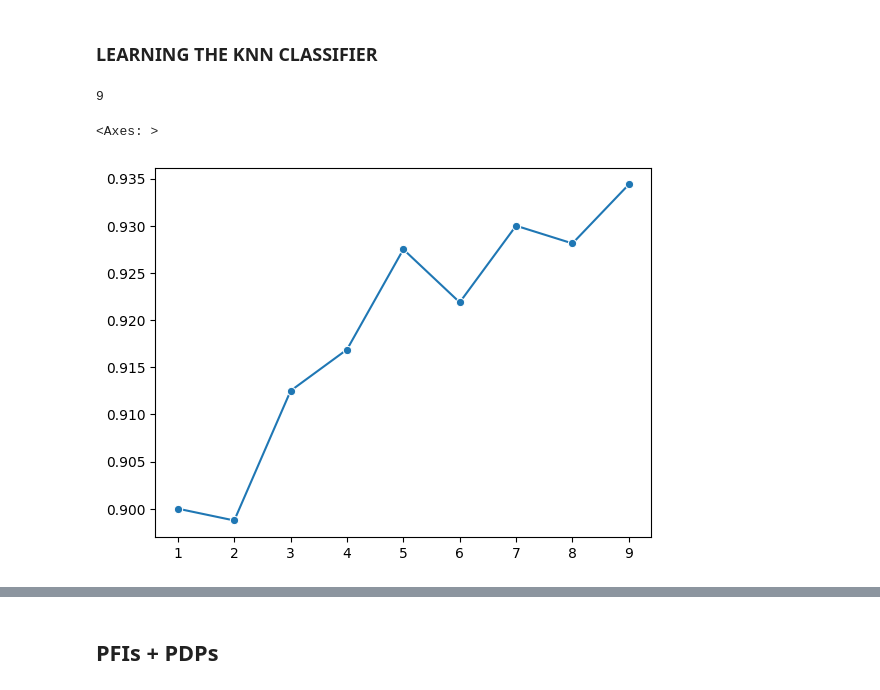
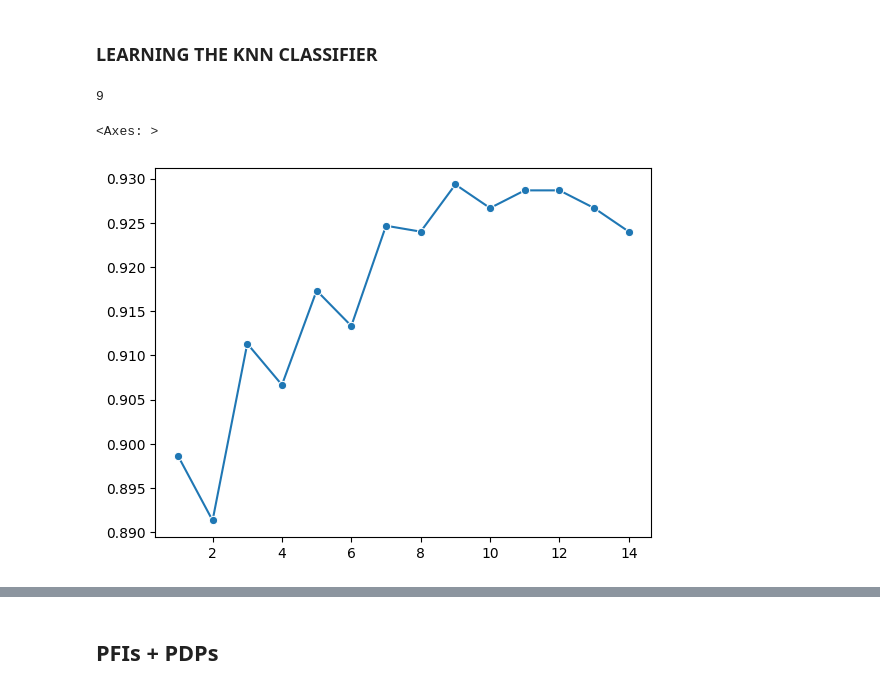
Before and after one commit to pedrobslima/proj-respAI, a Jupyter notebook: respAI_1.ipynb, the cells around one changed output, grey strips where cells are left out. Drawn from its saved outputs; the diff is of its cells as text; code cells hidden in the pictures.

```diff
--- a/respAI_1.ipynb
+++ b/respAI_1.ipynb
@@ -22,5 +59,5 @@ min 8 features úteis (o menor num dentre os datasets utilizados em aula, diabet
 # %%
-df = pd.read_csv("/content/train.csv")
+df = pd.read_csv("/content/mobile_price.csv")
 # %%
 df
 # %% [output]
@@ -40,5 +97,5 @@ df
 # %%
 X = df.drop(columns=['price_range'])
-y = df['price_range'].astype('category')
+y = df['price_range'] #.astype('category')
 
-X_train, X_test, y_train, y_test = train_test_split(X, y, test_size=0.2, shuffle=True)
+X_train, X_test, y_train, y_test = train_test_split(X, y, test_size=0.25, shuffle=True)
@@ -77,22 +263,22 @@ Recall: 0.6342997018704566
 # %% [markdown]
 ### **LEARNING THE KNN CLASSIFIER**
 # %%
-k_values = [i for i in range(1,10)]
+k_values = [i for i in range(1,15)]
 scores = []
 
 for k in k_values:
   knn = KNeighborsClassifier(n_neighbors=k)
   score = cross_val_score(knn, X_train, y_train, cv=5)
   scores.append(np.mean(score))
   if(scores[-1] >= max(scores)):
     k_best = k
 
 print(k_best)
 sns.lineplot(x=k_values,y=scores, marker ='o')
 # %% [output]
 9
 <Axes: >
-[figure, old version]
+[figure, new version]
 # %%
 knn = KNeighborsClassifier(n_neighbors=k_best).fit(X_train, y_train)
 # %%
```
Also changed, not shown: parts of 30 cells of this notebook.
